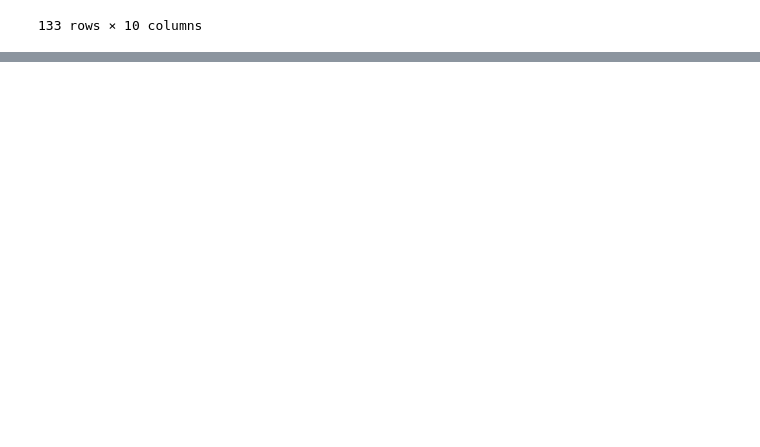
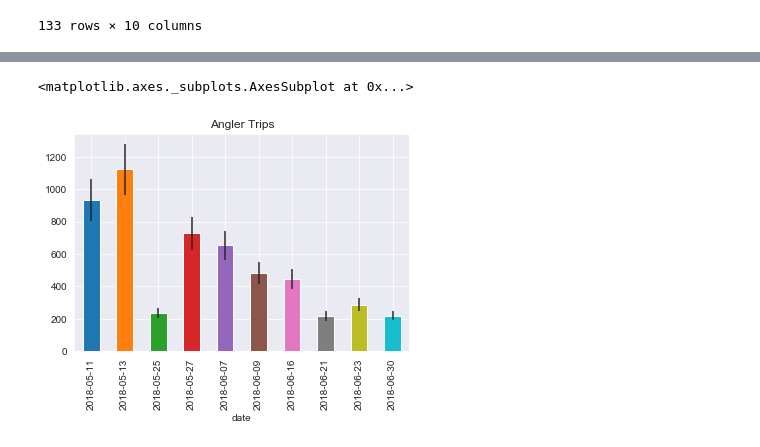
Before and after one commit to Ty-WDFW/aerialhalibut, a Jupyter notebook: Halibut_Area_6_Estimator.ipynb, the cells around one changed output, grey strips where cells are left out. Cells and saved outputs as stored; diff of their text form; code cells hidden in the pictures; blank space fills up the shorter version.

```diff
--- a/Halibut_Area_6_Estimator.ipynb
+++ b/Halibut_Area_6_Estimator.ipynb
@@ -190,0 +199,7 @@ fish
+# %%
+effort = fish[(fish['variable'] == 'anglers')]
+effort.set_index('date', inplace=True)
+effort['estPrp'].plot(kind='bar', title='Angler Trips', yerr=np.sqrt(effort['estPrp.v']).values)
+# %% [output]
+<matplotlib.axes._subplots.AxesSubplot at 0x...>
+[figure, added]
```
Also changed, not shown: parts of 3 cells of this notebook.
